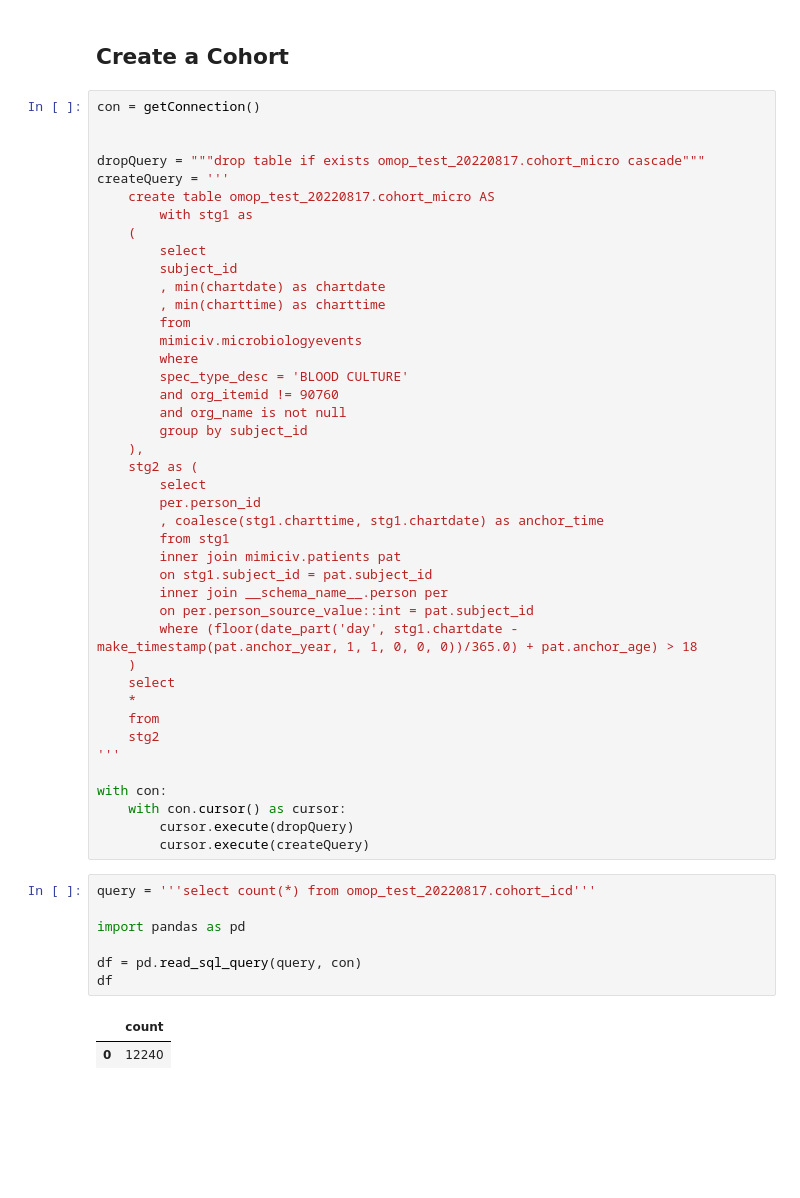
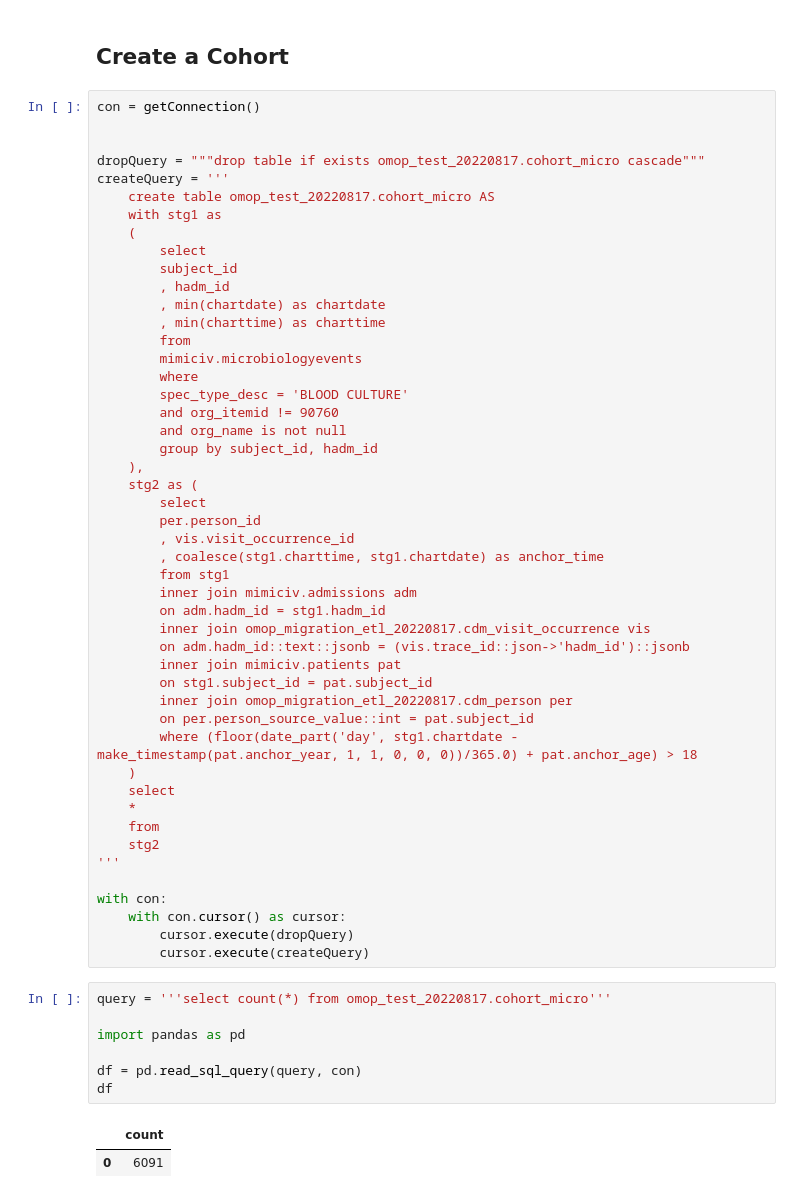
Before and after one commit to ryashpal/MIMIC-EHR-Pipeline, a Jupyter notebook: notebooks/sepsis_micro_cohort/00_prepare_data.ipynb, the cells around one changed output. Cells and saved outputs as stored; diff of their text form; blank space fills up the shorter version.

Commit message:
mimic micro cohort preprocessing

```diff
--- a/notebooks/sepsis_micro_cohort/00_prepare_data.ipynb
+++ b/notebooks/sepsis_micro_cohort/00_prepare_data.ipynb
@@ -28,10 +28,11 @@ con = getConnection()
 dropQuery = """drop table if exists omop_test_20220817.cohort_micro cascade"""
 createQuery = '''
     create table omop_test_20220817.cohort_micro AS
-        with stg1 as
+    with stg1 as
     (
         select
         subject_id
+        , hadm_id
         , min(chartdate) as chartdate
         , min(charttime) as charttime
         from
@@ -40,16 +41,21 @@ createQuery = '''
         spec_type_desc = 'BLOOD CULTURE'
         and org_itemid != 90760
         and org_name is not null
-        group by subject_id
+        group by subject_id, hadm_id
     ),
     stg2 as (
         select
         per.person_id
+        , vis.visit_occurrence_id
         , coalesce(stg1.charttime, stg1.chartdate) as anchor_time
         from stg1
+        inner join mimiciv.admissions adm
+        on adm.hadm_id = stg1.hadm_id
+        inner join omop_migration_etl_20220817.cdm_visit_occurrence vis
+        on adm.hadm_id::text::jsonb = (vis.trace_id::json->'hadm_id')::jsonb
         inner join mimiciv.patients pat
         on stg1.subject_id = pat.subject_id
-        inner join __schema_name__.person per
+        inner join omop_migration_etl_20220817.cdm_person per
         on per.person_source_value::int = pat.subject_id
         where (floor(date_part('day', stg1.chartdate - make_timestamp(pat.anchor_year, 1, 1, 0, 0, 0))/365.0) + pat.anchor_age) > 18
     )
@@ -64,12 +70,12 @@ with con:
         cursor.execute(dropQuery)
         cursor.execute(createQuery)
 # %%
-query = '''select count(*) from omop_test_20220817.cohort_icd'''
+query = '''select count(*) from omop_test_20220817.cohort_micro'''
 
 import pandas as pd
 
 df = pd.read_sql_query(query, con)
 df
 # %% [output]
 |  | count |
-| 0 | 12240 |
+| 0 | 6091 |
```
Also changed, not shown: 6 other files.
